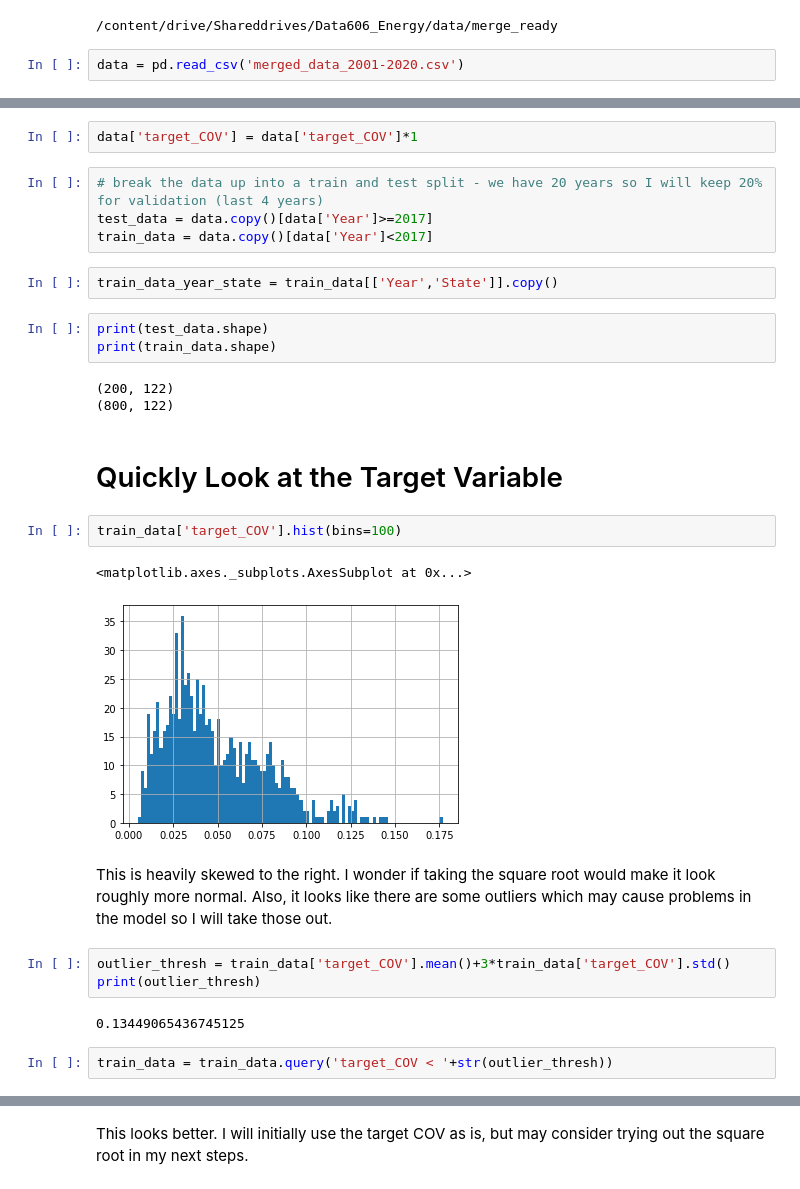
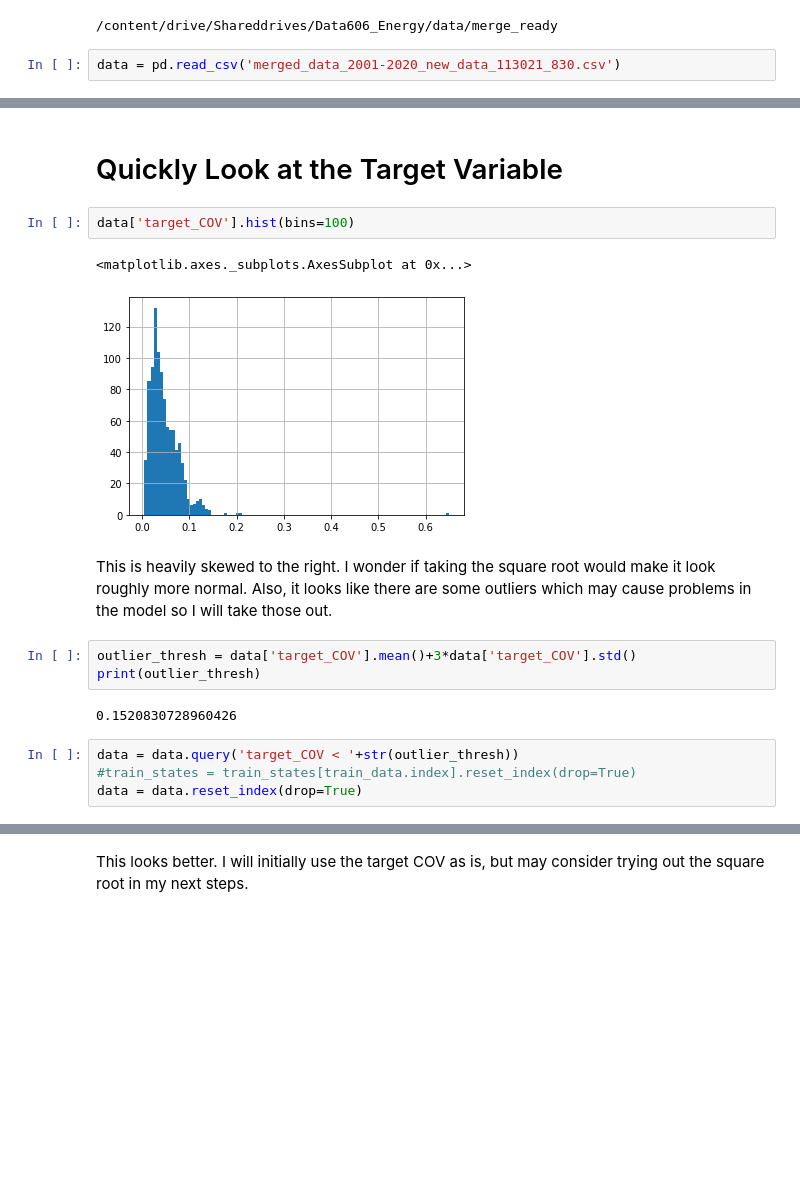
Before and after one commit to harperd17/energy_volatility_prediction, a Jupyter notebook: notebooks/Modeling/Linear_Regression_Trainer.ipynb, the cells around one changed output, grey strips where cells are left out. Saved outputs shown, nothing was run; the diff lists cells and outputs as text; blank space fills up the shorter version.

```diff
--- a/notebooks/Modeling/Linear_Regression_Trainer.ipynb
+++ b/notebooks/Modeling/Linear_Regression_Trainer.ipynb
@@ -14,4 +16,4 @@ Mounted at /content/drive/
 # %% [output]
 /content/drive/Shareddrives/Data606_Energy/data/merge_ready
 # %%
-data = pd.read_csv('merged_data_2001-2020.csv')
+data = pd.read_csv('merged_data_2001-2020_new_data_113021_830.csv')
@@ -32,31 +20,19 @@ data.head()
-# %%
-data['target_COV'] = data['target_COV']*1
-# %%
-# break the data up into a train and test split - we have 20 years so I will keep 20% for validation (last 4 years)
-test_data = data.copy()[data['Year']>=2017]
-train_data = data.copy()[data['Year']<2017]
-# %%
-train_data_year_state = train_data[['Year','State']].copy()
-# %%
-print(test_data.shape)
-print(train_data.shape)
-# %% [output]
-(200, 122)
-(800, 122)
 # %% [markdown]
 # Quickly Look at the Target Variable
 # %%
-train_data['target_COV'].hist(bins=100)
+data['target_COV'].hist(bins=100)
 # %% [output]
 <matplotlib.axes._subplots.AxesSubplot at 0x...>
-[figure, old version]
+[figure, new version]
 # %% [markdown]
 This is heavily skewed to the right. I wonder if taking the square root would make it look roughly more normal. Also, it looks like there are some outliers which may cause problems in the model so I will take those out.
 # %%
-outlier_thresh = train_data['target_COV'].mean()+3*train_data['target_COV'].std()
+outlier_thresh = data['target_COV'].mean()+3*data['target_COV'].std()
 print(outlier_thresh)
 # %% [output]
-0.13449065436745125
+0.1520830728960426
-# %%
-train_data = train_data.query('target_COV < '+str(outlier_thresh))
+# %%
+data = data.query('target_COV < '+str(outlier_thresh))
+#train_states = train_states[train_data.index].reset_index(drop=True)
+data = data.reset_index(drop=True)
 # %%
```
Also changed, not shown: parts of 80 cells of this notebook.
